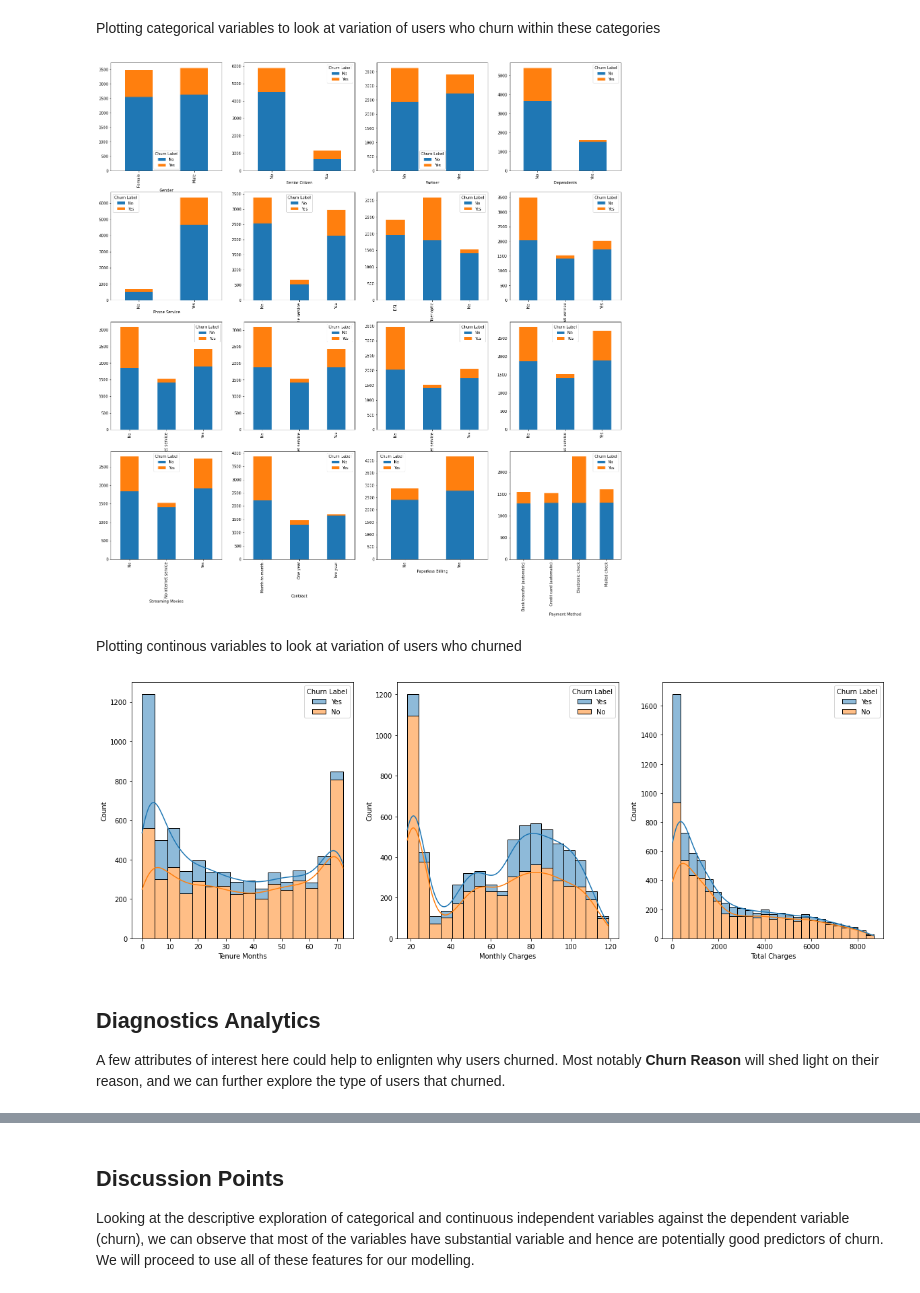
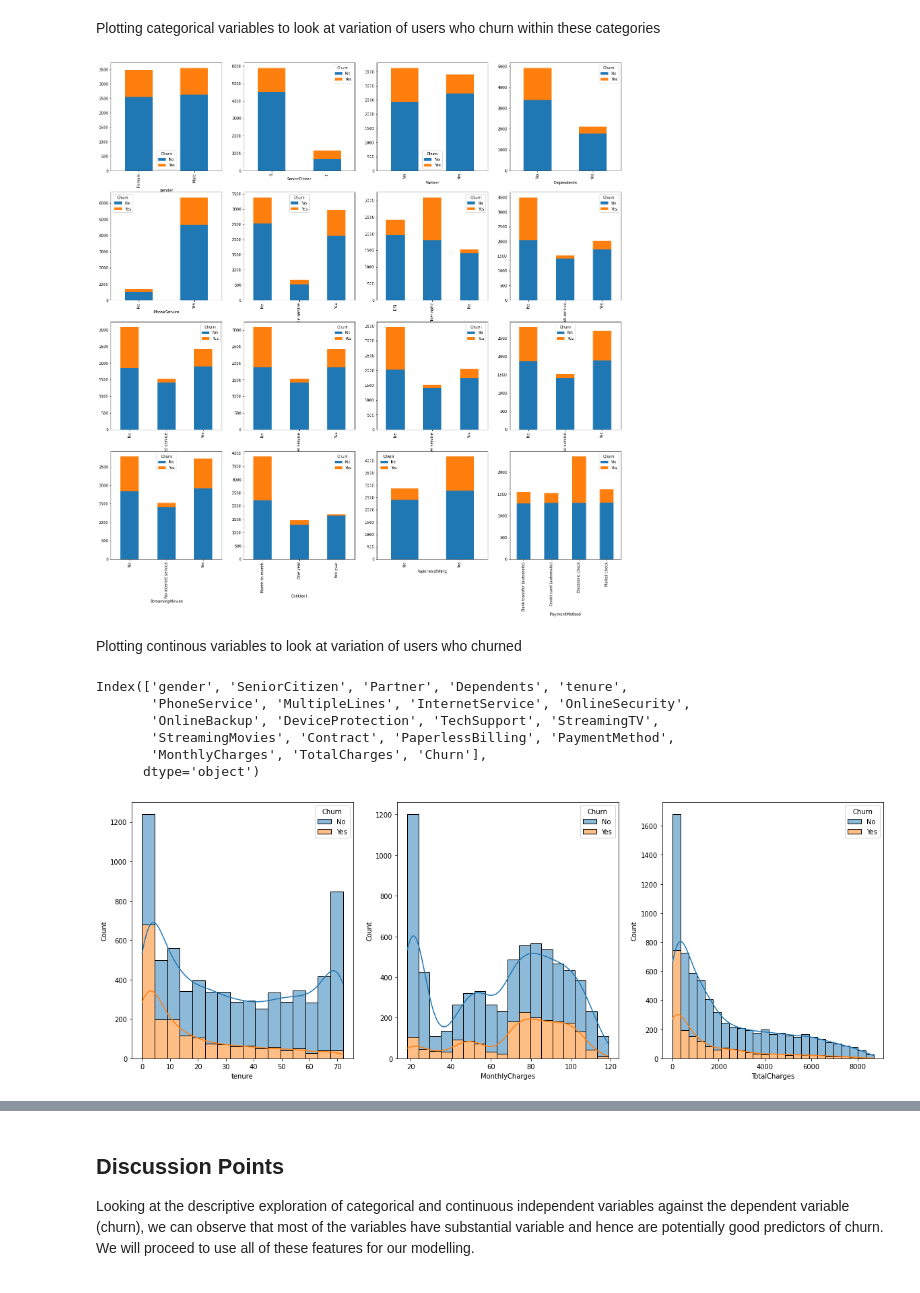
Before and after one commit to leonswl/churn-model, a Jupyter notebook: notebooks/eda.ipynb, the cells around one changed output, grey strips where cells are left out. Saved outputs shown, nothing was run; the diff lists cells and outputs as text; code cells hidden in the pictures.

```diff
--- a/notebooks/eda.ipynb
+++ b/notebooks/eda.ipynb
@@ -16,18 +16,19 @@ from pathlib import Path
 
 I'll load the dataset, clean it up and slice them to facilitate simple descriptive analytics
 # %%
-df = pd.read_excel('../data/Customer-Churn.xlsx')
+# df = pd.read_excel('../data/Customer-Churn.xlsx')
+df = pd.read_csv('../data/Telco-Customer-Churn.csv')
 # %%
 # Drop irrelevant attributes
-df1 = df.drop(['CustomerID','Country','State','Count','Zip Code','Lat Long','Latitude','Longitude'],axis=1)
+df1 = df.drop(['customerID'],axis=1)
 
 # Convert empty strings to none values
-df1['Total Charges'] = df1['Total Charges'].replace(" ",None).dropna().apply(lambda x:float(x))
+df1['TotalCharges'] = df1['TotalCharges'].replace(" ",None).dropna().apply(lambda x:float(x))
 
 print(f"""
 Number of Attributes: {len(df.columns)}
 NUmber of Observations: {len(df)}
-Number of Unique Users: {df.CustomerID.nunique()}
+Number of Unique Users: {df.customerID.nunique()}
 """)
 
 df1.head()
@@ -71,35 +51,40 @@ df.City.value_counts().sort_values(ascending=False).head(20).plot(kind='barh')
 # %% [markdown]
 Plotting categorical variables to look at variation of users who churn within these categories
 # %%
-cat_covariates = ['Gender', 'Senior Citizen', 'Partner', 'Dependents','Phone Service', 'Multiple Lines', 'Internet Service', 'Online Security', 'Online Backup', 'Device Protection', 'Tech Support', 'Streaming TV', 'Streaming Movies', 'Contract', 'Paperless Billing', 'Payment Method']
+cat_covariates = ['gender', 'SeniorCitizen', 'Partner', 'Dependents','PhoneService', 'MultipleLines', 'InternetService', 'OnlineSecurity', 'OnlineBackup', 'DeviceProtection', 'TechSupport', 'StreamingTV', 'StreamingMovies', 'Contract', 'PaperlessBilling', 'PaymentMethod']
 
 fig, axes = plt.subplots(4, 4, sharey=False, figsize=(24,24))
 
 for i in enumerate(cat_covariates[:4]):
-    df1.groupby(by=[i[1],'Churn Label']).size().unstack().plot(kind='bar',stacked=True,ax=axes[0,i[0]])
+    df1.groupby(by=[i[1],'Churn']).size().unstack().plot(kind='bar',stacked=True,ax=axes[0,i[0]])
 
 for i in enumerate(cat_covariates[4:8]):
-    df1.groupby(by=[i[1],'Churn Label']).size().unstack().plot(kind='bar',stacked=True,ax=axes[1,i[0]])
+    df1.groupby(by=[i[1],'Churn']).size().unstack().plot(kind='bar',stacked=True,ax=axes[1,i[0]])
 
 for i in enumerate(cat_covariates[8:12]):
-    df1.groupby(by=[i[1],'Churn Label']).size().unstack().plot(kind='bar',stacked=True,ax=axes[2,i[0]])
+    df1.groupby(by=[i[1],'Churn']).size().unstack().plot(kind='bar',stacked=True,ax=axes[2,i[0]])
 
 for i in enumerate(cat_covariates[12:]):
-    df1.groupby(by=[i[1],'Churn Label']).size().unstack().plot(kind='bar',stacked=True,ax=axes[3,i[0]])
+    df1.groupby(by=[i[1],'Churn']).size().unstack().plot(kind='bar',stacked=True,ax=axes[3,i[0]])
 # %% [output]
-[figure, old version]
+[figure, new version]
 # %% [markdown]
 Plotting continous variables to look at variation of users who churned
+# %%
+df1.columns
+# %% [output]
+Index(['gender', 'SeniorCitizen', 'Partner', 'Dependents', 'tenure',
+       'PhoneService', 'MultipleLines', 'InternetService', 'OnlineSecurity',
+       'OnlineBackup', 'DeviceProtection', 'TechSupport', 'StreamingTV',
+       'StreamingMovies', 'Contract', 'PaperlessBilling', 'PaymentMethod',
+       'MonthlyCharges', 'TotalCharges', 'Churn'],
+      dtype='object')
 # %%
-cont_covariates = ['Tenure Months','Monthly Charges','Total Charges']
+cont_covariates = ['tenure','MonthlyCharges','TotalCharges']
 
 fig, axes = plt.subplots(1,3, sharey=False, figsize=(20,7))
 
 for i in enumerate(cont_covariates):
-    sns.histplot(data=df1, x=df1[i[1]], multiple="stack", hue=df1['Churn Label'], kde=True, ax=axes[i[0]]);
+    sns.histplot(data=df1, x=df1[i[1]], multiple="stack", hue=df1['Churn'], kde=True, ax=axes[i[0]]);
 # %% [output]
-[figure, old version]
+[figure, new version]
-# %% [markdown]
-## Diagnostics Analytics
-
-A few attributes of interest here could help to enlignten why users churned. Most notably **Churn Reason** will shed light on their reason, and we can further explore the type of users that churned.
```
Also changed, not shown: parts of 5 cells of this notebook, 1 other file.
